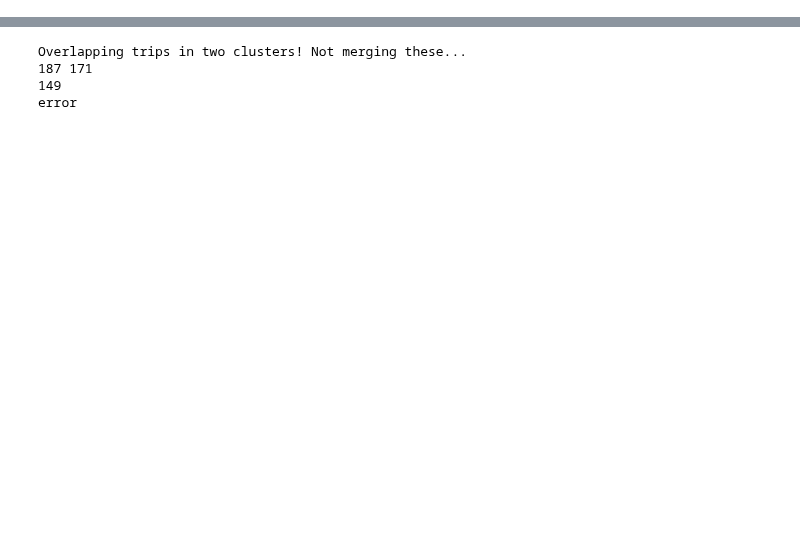
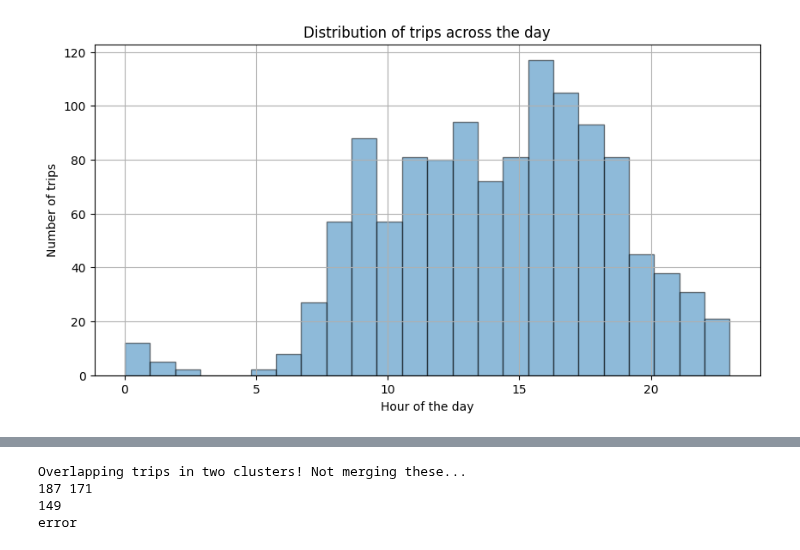
Before and after one commit to benediktstroebl/Master-Thesis, a Jupyter notebook: freemove/attack_freemove.ipynb, the cells around one changed output, grey strips where cells are left out. Saved outputs shown, nothing was run; the diff lists cells and outputs as text; code cells hidden in the pictures; blank space fills up the shorter version.

```diff
--- a/freemove/attack_freemove.ipynb
+++ b/freemove/attack_freemove.ipynb
@@ -314,0 +365,11 @@ def find_nr_overlaps(cl_i, cl_j, gdf):
+# %%
+# Load preprocessed data with big tessellation
+raw_full_trip_gdf, raw_trip_sp_gdf, raw_trip_ep_gdf, tesselation_gdf = dl.load_freemove(data_type='raw',
+                                                                                       min_n_trips_per_user=1,
+                                                                                       rand_n_week_period=None,
+                                                                                       tessellation_diameter=500,
+                                                                                       min_trip_length=200,
+                                                                                       min_nr_points=50,
+                                                                                       upper_quantile_length=0.95,
+                                                                                       hide_test_users=False)
+assert len(raw_full_trip_gdf) == len(raw_trip_sp_gdf) == len(raw_trip_ep_gdf)
@@ -314,0 +381,82 @@ def find_nr_overlaps(cl_i, cl_j, gdf):
+# %%
+# Run attack private data with larger tessellation
+attack.plot_hour_of_day_distribution(raw_full_trip_gdf)
+attack.plot_distribution_of_number_of_trips_per_user(raw_full_trip_gdf)
+attack.plot_distribution_of_trip_distances(raw_full_trip_gdf)
+attack.plot_distribution_of_trip_durations(raw_full_trip_gdf)
+
+# Merge Start Points (SP) and End Points (EP) with Tessellation
+print("\nMatching start and end points with tessellation...")
+gdf_sp, gdf_ep = attack.match_boundary_points_with_tessellation(raw_trip_sp_gdf, raw_trip_ep_gdf, tesselation_gdf)
+print("Done.")
+
+# Extract Full Trips that Start and End within Tessellation Area
+print("\nExtracting trips that start and end within tessellation area...")
+full_trip_gdf, trip_sp_gdf, trip_ep_gdf, gdf_sp, gdf_ep = attack.extract_trips_that_start_end_in_tessellation(raw_full_trip_gdf, raw_trip_sp_gdf, raw_trip_ep_gdf, gdf_sp, gdf_ep)
+print("Done.")
+
+# Build mapping of trip chains
+print('\nBuilding mapping of trip chains...')
+mapping_cont_trips = attack.build_trip_chain_mapping(gdf_sp, gdf_ep)
+print('Done.')
+
+# Evaluate Trip Chaining
+print('\nEvaluating trip chaining...')
+attack.evaluate_trip_chaining(mapping_cont_trips, full_trip_gdf)
+print('Done.')
+
+# Concatenate Trips
+full_trips_concat_gdf, trip_concat_dict = attack.merge_trips_from_matching(gdf_sp, mapping_cont_trips, full_trip_gdf)
+
+# Extract data for concatenated trips
+print('\nExtracting data for concatenated trips...')
+gdf_sp_concat, trip_sp_gdf_concat, gdf_ep_concat, trip_ep_gdf_concat = attack.extract_concatenated_trips(full_trips_concat_gdf, gdf_sp, trip_sp_gdf, gdf_ep, trip_ep_gdf)
+print('Done.')
+
+# Build Clustering after Concatenation step
+print('\nBuilding clustering after concatenation...')
+clustering_concat = attack.build_clustering_after_concatenation(full_trips_concat_gdf, trip_concat_dict, full_trip_gdf)
+print('Done.')
+
+# Build Home Locations (HL)
+# Build HL from Start Points
+print('\nBuilding HL from start points...')
+gdf_hl_combined_sp = attack.build_hl_from_start_points(gdf_sp, gdf_ep, HL_SP_OUTFLOW_THRESHOLD=HL_SP_OUTFLOW_THRESHOLD)
+print('Done.')
+# Build HL from End Points
+print('\nBuilding HL from end points...')
+gdf_hl_combined_ep = attack.build_hl_from_end_points(gdf_sp, gdf_ep, HL_EP_OUTFLOW_THRESHOLD=HL_EP_OUTFLOW_THRESHOLD)
+print('Done.')
+# Combine HL from Start Points and End Points
+print('\nCombining HL from start points and end points...')
+gp_combined, HL_table = attack.concatenate_hl(gdf_hl_combined_sp, gdf_hl_combined_ep)
+print('Done.')
+
+print('\nMatching trips to HL...')
+HL_table_se_concat, unmatched_trips, double_assigned_trips, nr_unmatched = attack.match_trips_to_HL(gp_combined, HL_table, trip_sp_gdf_concat, trip_ep_gdf_concat, full_trips_concat_gdf)
+print('Done.')
+
+print('\nMatching double assigned trips to unique HL...')
+HL_table_trips_concat = attack.assign_double_matched_trips_to_unique_hl(HL_table_se_concat, full_trips_concat_gdf, unmatched_trips, double_assigned_trips, nr_unmatched)
+print('Done.')
+
+# Get trajectories that happened during the same time
+print('\nGetting trajectories that happened during the same time...')
+full_trips_concat_gdf_overlap_dict = attack.getTripOverlaps(full_trips_concat_gdf)
+print('Done.')
+
+# Build Clustering after HL matching step
+print('\nBuilding clustering after HL matching step...')
+clustering_after_HL, HL_table_dict = attack.build_clustering_after_HL_assignment(HL_table_trips_concat, full_trip_gdf, trip_concat_dict, full_trips_concat_gdf_overlap_dict)
+print('Done.')
+
+# Evaluate clustering Results
+print("\nClustering results after concatenation step:")
+print(f"Number of unique clusters: {len(set(clustering_concat))}")
+attack.evaluate(clustering_concat, full_trip_gdf)
+clustering_HL = list(dict(sorted(clustering_after_HL.items())).values())
+print("\nClustering results after HL matching step:")
+print(f"Number of unique clusters: {len(set(clustering_HL))}")
+attack.evaluate(clustering_HL, full_trip_gdf)
+# %% [output]
+[figure, added]
```
Also changed, not shown: parts of 26 cells of this notebook, 11 other files.
